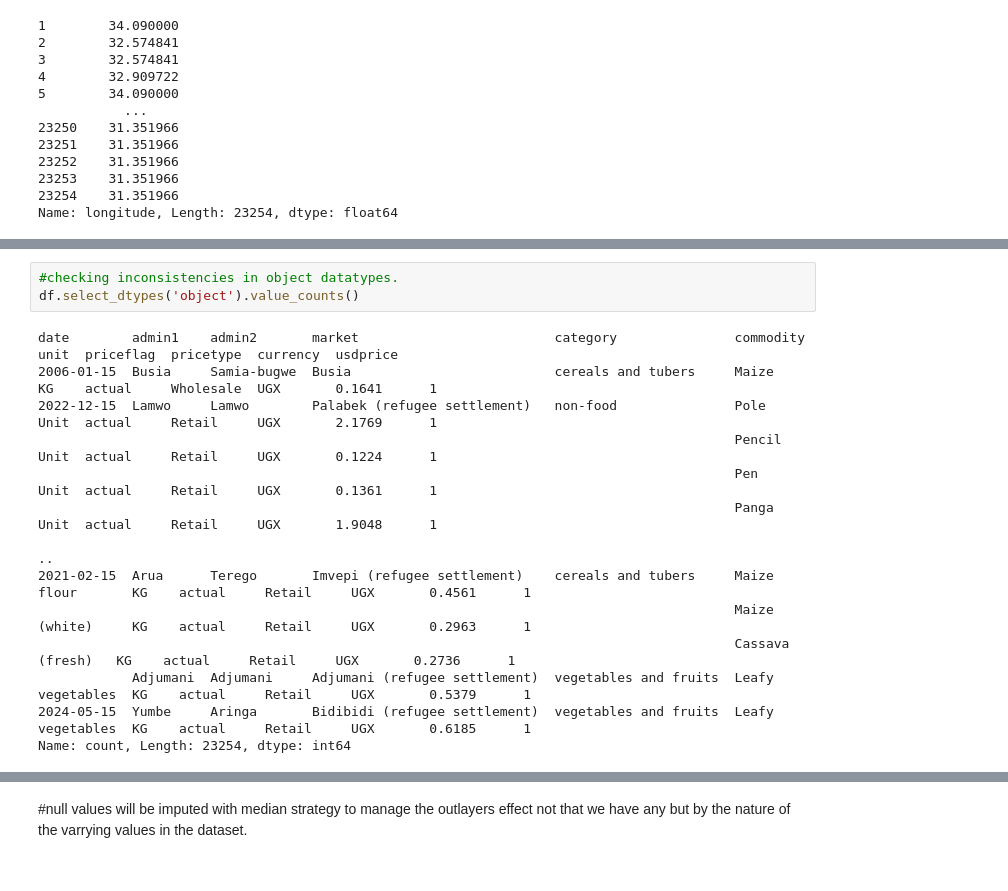
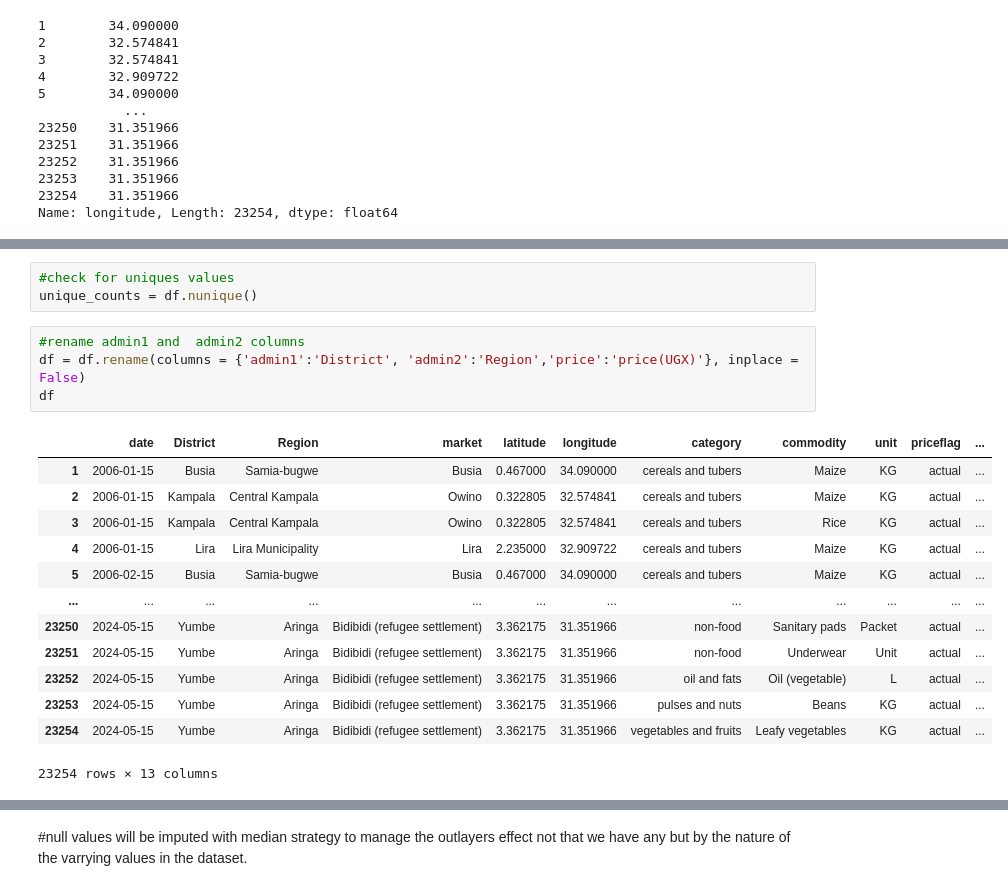
Before and after one commit to Nanungi/Prediction-of-Product-Sales, a Jupyter notebook: WFP_project.ipynb, the cells around one changed output, grey strips where cells are left out. Saved outputs shown, nothing was run; the diff lists cells and outputs as text.

```diff
--- a/WFP_project.ipynb
+++ b/WFP_project.ipynb
@@ -217,20 +216,24 @@ df.describe()
-# %%
-#checking inconsistencies in object datatypes.
-df.select_dtypes('object').value_counts()
-# %% [output]
-date        admin1    admin2       market                         category               commodity         unit  priceflag  pricetype  currency  usdprice
-2006-01-15  Busia     Samia-bugwe  Busia                          cereals and tubers     Maize             KG    actual     Wholesale  UGX       0.1641      1
-2022-12-15  Lamwo     Lamwo        Palabek (refugee settlement)   non-food               Pole              Unit  actual     Retail     UGX       2.1769      1
-                                                                                         Pencil            Unit  actual     Retail     UGX       0.1224      1
-                                                                                         Pen               Unit  actual     Retail     UGX       0.1361      1
-                                                                                         Panga             Unit  actual     Retail     UGX       1.9048      1
-                                                                                                                                                            ..
-2021-02-15  Arua      Terego       Imvepi (refugee settlement)    cereals and tubers     Maize flour       KG    actual     Retail     UGX       0.4561      1
-                                                                                         Maize (white)     KG    actual     Retail     UGX       0.2963      1
-                                                                                         Cassava (fresh)   KG    actual     Retail     UGX       0.2736      1
-            Adjumani  Adjumani     Adjumani (refugee settlement)  vegetables and fruits  Leafy vegetables  KG    actual     Retail     UGX       0.5379      1
-2024-05-15  Yumbe     Aringa       Bidibidi (refugee settlement)  vegetables and fruits  Leafy vegetables  KG    actual     Retail     UGX       0.6185      1
-Name: count, Length: 23254, dtype: int64
+# %%
+#check for uniques values
+unique_counts = df.nunique()
+# %%
+#rename admin1 and  admin2 columns
+df = df.rename(columns = {'admin1':'District', 'admin2':'Region','price':'price(UGX)'}, inplace = False)
+df
+# %% [output]
+|  | date | District | Region | market | latitude | longitude | category | commodity | unit | priceflag | ... |
+| 1 | 2006-01-15 | Busia | Samia-bugwe | Busia | 0.467000 | 34.090000 | cereals and tubers | Maize | KG | actual | ... |
+| 2 | 2006-01-15 | Kampala | Central Kampala | Owino | 0.322805 | 32.574841 | cereals and tubers | Maize | KG | actual | ... |
+| 3 | 2006-01-15 | Kampala | Central Kampala | Owino | 0.322805 | 32.574841 | cereals and tubers | Rice | KG | actual | ... |
+| 4 | 2006-01-15 | Lira | Lira Municipality | Lira | 2.235000 | 32.909722 | cereals and tubers | Maize | KG | actual | ... |
+| 5 | 2006-02-15 | Busia | Samia-bugwe | Busia | 0.467000 | 34.090000 | cereals and tubers | Maize | KG | actual | ... |
+| ... | ... | ... | ... | ... | ... | ... | ... | ... | ... | ... | ... |
+| 23250 | 2024-05-15 | Yumbe | Aringa | Bidibidi (refugee settlement) | 3.362175 | 31.351966 | non-food | Sanitary pads | Packet | actual | ... |
+| 23251 | 2024-05-15 | Yumbe | Aringa | Bidibidi (refugee settlement) | 3.362175 | 31.351966 | non-food | Underwear | Unit | actual | ... |
+| 23252 | 2024-05-15 | Yumbe | Aringa | Bidibidi (refugee settlement) | 3.362175 | 31.351966 | oil and fats | Oil (vegetable) | L | actual | ... |
+| 23253 | 2024-05-15 | Yumbe | Aringa | Bidibidi (refugee settlement) | 3.362175 | 31.351966 | pulses and nuts | Beans | KG | actual | ... |
+| 23254 | 2024-05-15 | Yumbe | Aringa | Bidibidi (refugee settlement) | 3.362175 | 31.351966 | vegetables and fruits | Leafy vegetables | KG | actual | ... |
+23254 rows × 13 columns
 # %%
 #checking for missing values.
 df.isna().sum()
```
Also changed, not shown: parts of 21 cells of this notebook.
